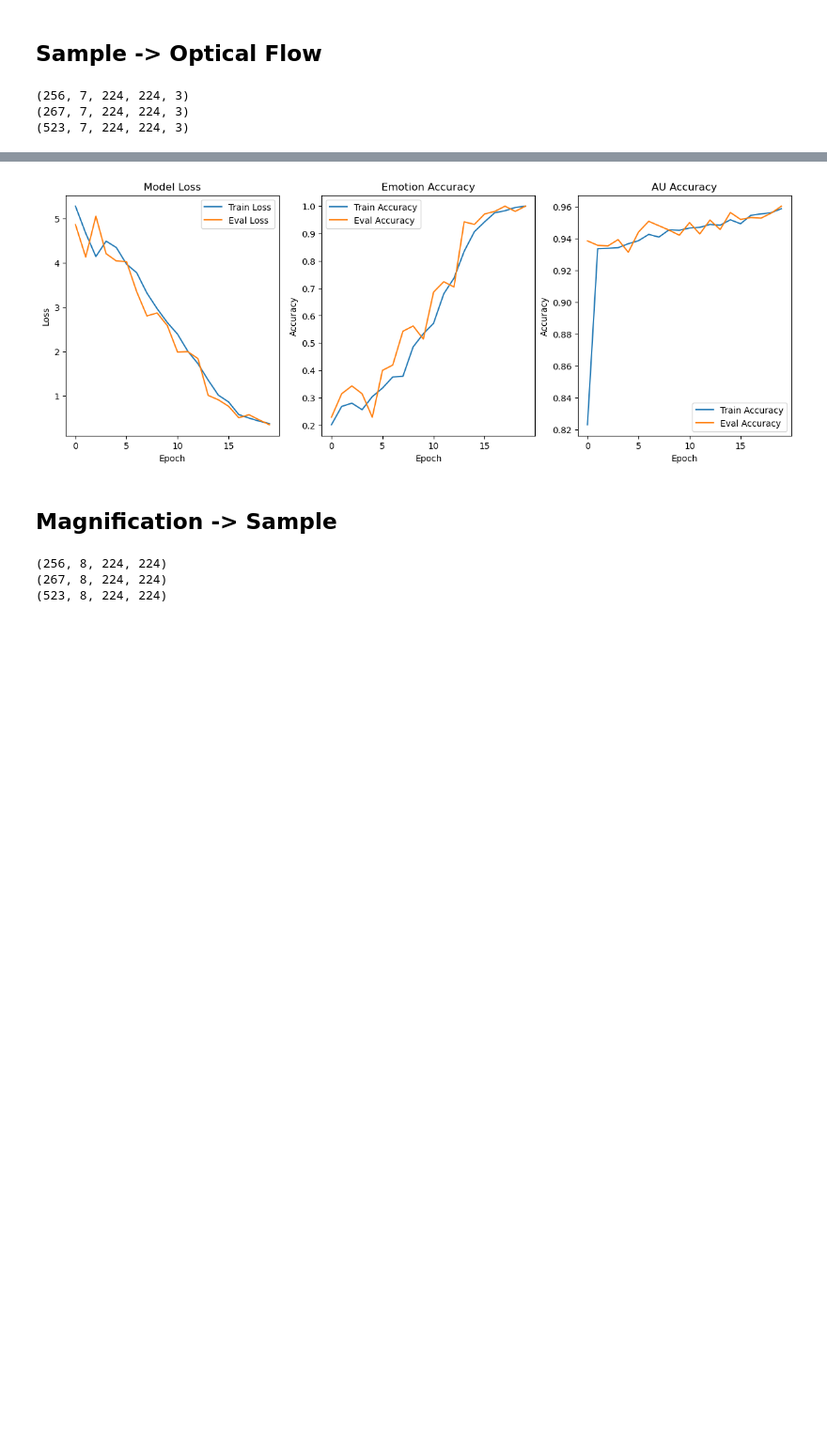
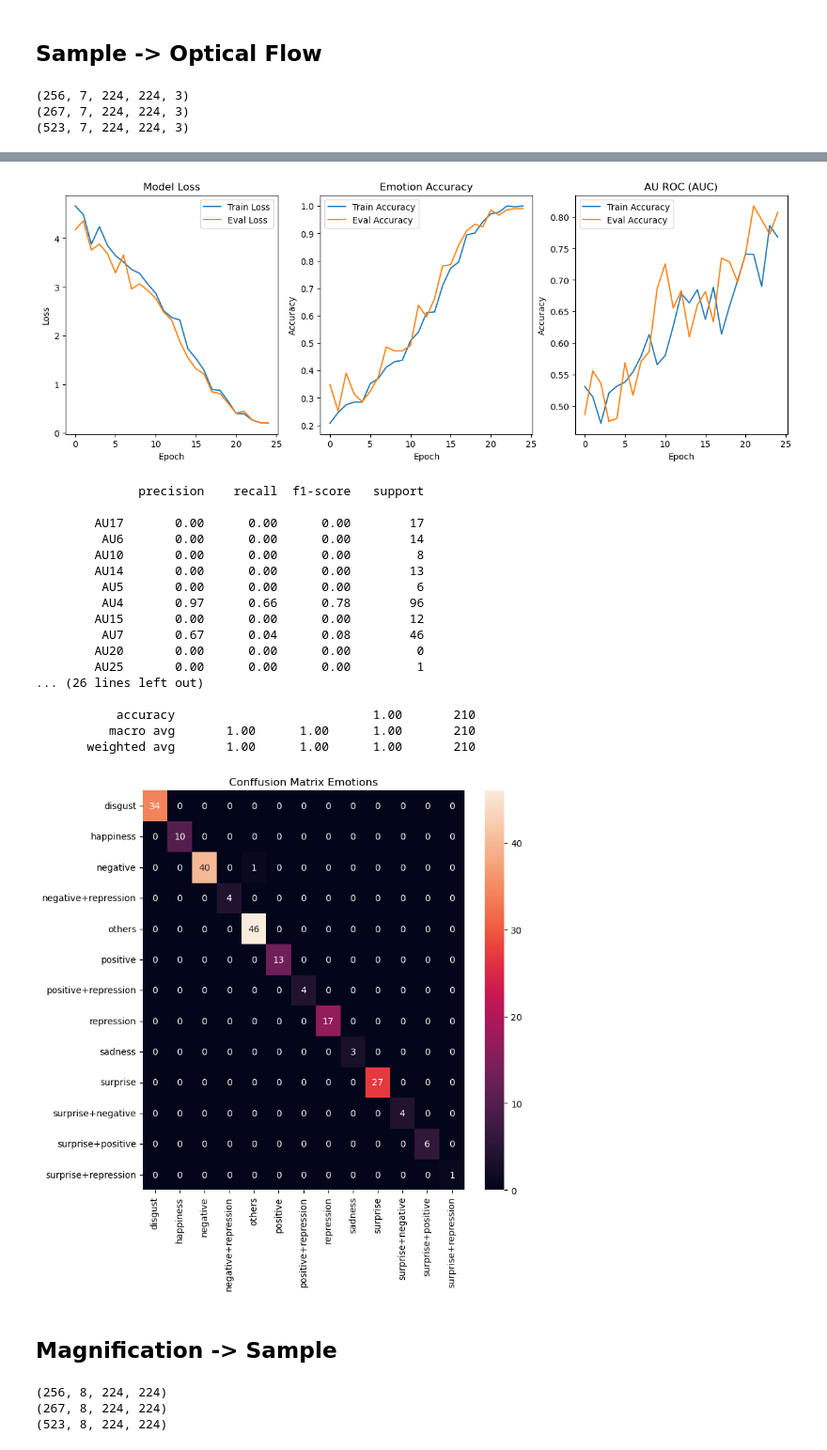
Before and after one commit to littlemicrowave/ME-based-emotion-classifier, a Jupyter notebook: models/CNN_LSTM.ipynb, the cells around one changed output, grey strips where cells are left out. Shown: that part at 94% size. Cells and saved outputs as stored; diff of their text form; code cells hidden in the pictures; blank space fills up the shorter version.

```diff
--- a/models/CNN_LSTM.ipynb
+++ b/models/CNN_LSTM.ipynb
@@ -109,10 +125,10 @@ def frame_encoder(input_shape=None, pooling=None):
     x = tf.keras.layers.ZeroPadding2D(padding=(1, 1))(x)
     x = tf.keras.layers.MaxPooling2D((3, 3), strides=(2, 2))(x)
 
-    x = make_blocks(x, filter_num=64, blocks=1)
-    x = make_blocks(x, filter_num=128, blocks=1, stride=2)
-    x = make_blocks(x, filter_num=256, blocks=2, stride=2)
-    #x = make_block_layers(x, filter_num=512,blocks=2, stride=2)
+    x = make_blocks(x, filter_num=64, blocks=1, stride=1) #blocks 2
+    x = make_blocks(x, filter_num=128, blocks=1, stride=2) #blocks 2, one downsampling
+    x = make_blocks(x, filter_num=256, blocks=2, stride=2) #blocks 2, two downsamplings
+    #x = make_block_layers(x, filter_num=512,blocks=2, stride=2) # reducing model complexity
     if pooling == 'avg':
         x = tf.keras.layers.GlobalAveragePooling2D()(x)
     elif pooling == 'max':
@@ -169,18 +187,17 @@ ________________________________________________________________________________
 # %%
-EPOCHS = 20
+EPOCHS = 25
 model.compile(
     optimizer=tf.keras.optimizers.Adam(learning_rate=0.0001),
     loss={
         "emotion_logits": weighted_loss,
-        "au_logits": tf.keras.losses.BinaryCrossentropy(from_logits=False)
+        "au_logits": tf.keras.losses.BinaryFocalCrossentropy(apply_class_balancing=True) #tf.keras.losses.BinaryCrossentropy(from_logits=False)
     },
     metrics={
         "emotion_logits": tf.keras.metrics.SparseCategoricalAccuracy(),
-         "au_logits": tf.keras.metrics.BinaryAccuracy()
+         "au_logits": tf.keras.metrics.AUC(multi_label=True)
     },
     loss_weights={"emotion_logits": 1.0, "au_logits": 2.0
      },
 )
 history = model.fit(training, validation_data=validation, epochs = EPOCHS, verbose=1)
-model.save("mag_of.h5")
 # %% [output]
@@ -246,29 +308,27 @@ Y_SCALE = concatted.shape[2]
 X_SCALE = concatted.shape[3]
 CHANNELS = 1 if len(concatted.shape) <= 4 else concatted.shape[4]
 
-dataset = tf.data.Dataset.from_tensor_slices((concatted, (emotions, aus))).shuffle(buffer_size=DATA_SIZE).batch(1)
-validation = dataset.skip(int(DATA_SIZE*0.8)).prefetch(tf.data.AUTOTUNE)
-training = dataset.take(int(DATA_SIZE*0.8)).prefetch(tf.data.AUTOTUNE)
+dataset = tf.data.Dataset.from_tensor_slices((concatted, (emotions, aus))).shuffle(buffer_size=DATA_SIZE, seed = 255).batch(1)
+validation = dataset.skip(int(DATA_SIZE*0.6)).prefetch(tf.data.AUTOTUNE)
+training = dataset.take(int(DATA_SIZE*0.6)).prefetch(tf.data.AUTOTUNE)
 # %% [output]
 (256, 7, 224, 224, 3)
 (267, 7, 224, 224, 3)
 (523, 7, 224, 224, 3)
 # %%
 model = build_2d_bilstm(input_shape=(NUM_FRAMES, Y_SCALE, X_SCALE, CHANNELS), num_emotions=NUM_EMOTIONS, num_aus=NUM_AUS, lstm_hidden=128)
-EPOCHS = 20
 model.compile(
     optimizer=tf.keras.optimizers.Adam(learning_rate=0.0001),
     loss={
         "emotion_logits": weighted_loss,
-        "au_logits": tf.keras.losses.BinaryCrossentropy(from_logits=False)
+        "au_logits": tf.keras.losses.BinaryFocalCrossentropy(apply_class_balancing=True) #target AU binary vectors are way too sparse, so this loss compensates this
     },
     metrics={
         "emotion_logits": tf.keras.metrics.SparseCategoricalAccuracy(),
-         "au_logits": tf.keras.metrics.BinaryAccuracy()
+         "au_logits": tf.keras.metrics.AUC(multi_label=True)
     },
     loss_weights={"emotion_logits": 1.0, "au_logits": 2.0
      },
 )
 history = model.fit(training, validation_data=validation, epochs = EPOCHS, verbose=1)
-model.save("flow.h5")
 # %% [output]
@@ -292,7 +352,26 @@ Epoch 20/20
 # %%
-results(history)
+results(history, prefix = "_1")
+eval_model(validation, model)
 # %% [output]
-[figure, old version]
+[figure, new version]
+              precision    recall  f1-score   support
+
+        AU17       0.00      0.00      0.00        17
+         AU6       0.00      0.00      0.00        14
+        AU10       0.00      0.00      0.00         8
+        AU14       0.00      0.00      0.00        13
+         AU5       0.00      0.00      0.00         6
+         AU4       0.97      0.66      0.78        96
+        AU15       0.00      0.00      0.00        12
+         AU7       0.67      0.04      0.08        46
+        AU20       0.00      0.00      0.00         0
+        AU25       0.00      0.00      0.00         1
+... (26 lines left out)
+
+           accuracy                           1.00       210
+          macro avg       1.00      1.00      1.00       210
+       weighted avg       1.00      1.00      1.00       210
+[figure, added]
 # %% [markdown]
 ## Magnification -> Sample
 # %%
```
Also changed, not shown: parts of 18 cells of this notebook, 3 other files.
